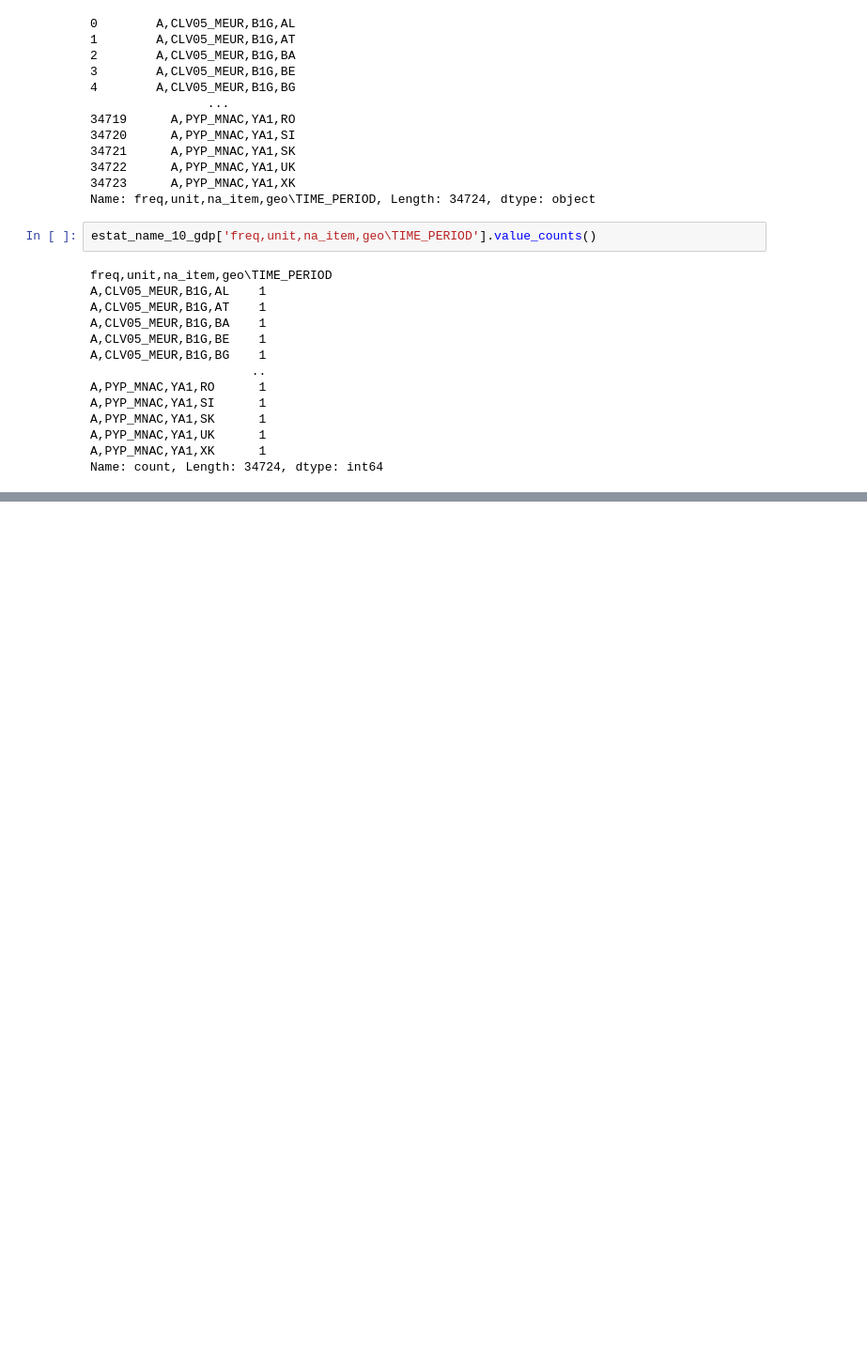
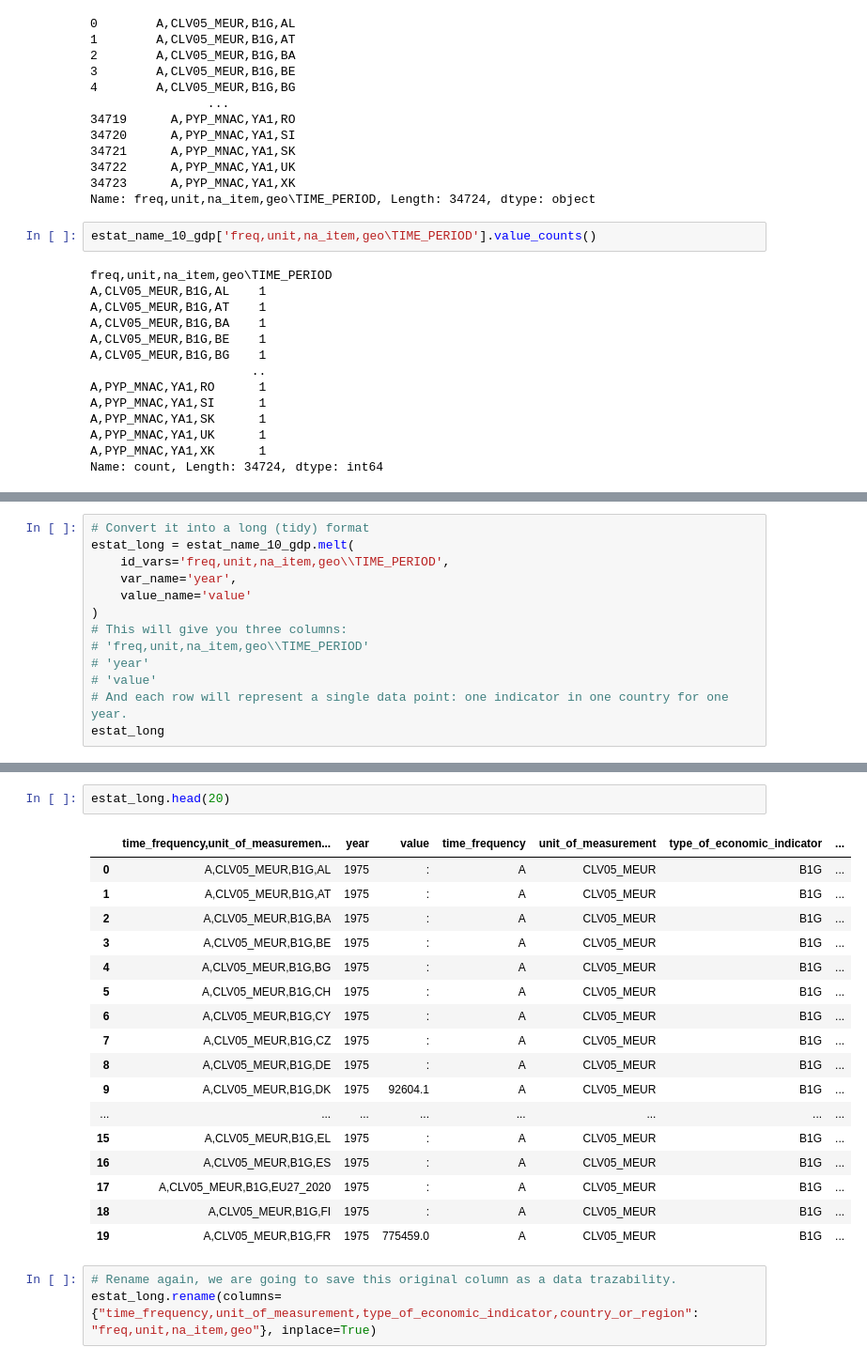
Before and after one commit to JulianPerezMoreno/Spark_data_engineer_project, a Jupyter notebook: preeliminary_data_analysis.ipynb, the cells around one changed output, grey strips where cells are left out. Shown: that part at 94% size. Drawn from its saved outputs; the diff is of its cells as text; blank space fills up the shorter version.

Commit message:
further analysis and pivote table

```diff
--- a/preeliminary_data_analysis.ipynb
+++ b/preeliminary_data_analysis.ipynb
@@ -78,0 +122,13 @@ Name: count, Length: 1942, dtype: int64
+# %%
+# Convert it into a long (tidy) format
+estat_long = estat_name_10_gdp.melt(
+    id_vars='freq,unit,na_item,geo\\TIME_PERIOD',
+    var_name='year',
+    value_name='value'
+)
+# This will give you three columns:
+# 'freq,unit,na_item,geo\\TIME_PERIOD'
+# 'year'
+# 'value'
+# And each row will represent a single data point: one indicator in one country for one year.
+estat_long
@@ -78,0 +198,23 @@ Name: count, Length: 1942, dtype: int64
+# %%
+estat_long.head(20)
+# %% [output]
+|  | time_frequency,unit_of_measuremen... | year | value | time_frequency | unit_of_measurement | type_of_economic_indicator | ... |
+| 0 | A,CLV05_MEUR,B1G,AL | 1975 | : | A | CLV05_MEUR | B1G | ... |
+| 1 | A,CLV05_MEUR,B1G,AT | 1975 | : | A | CLV05_MEUR | B1G | ... |
+| 2 | A,CLV05_MEUR,B1G,BA | 1975 | : | A | CLV05_MEUR | B1G | ... |
+| 3 | A,CLV05_MEUR,B1G,BE | 1975 | : | A | CLV05_MEUR | B1G | ... |
+| 4 | A,CLV05_MEUR,B1G,BG | 1975 | : | A | CLV05_MEUR | B1G | ... |
+| 5 | A,CLV05_MEUR,B1G,CH | 1975 | : | A | CLV05_MEUR | B1G | ... |
+| 6 | A,CLV05_MEUR,B1G,CY | 1975 | : | A | CLV05_MEUR | B1G | ... |
+| 7 | A,CLV05_MEUR,B1G,CZ | 1975 | : | A | CLV05_MEUR | B1G | ... |
+| 8 | A,CLV05_MEUR,B1G,DE | 1975 | : | A | CLV05_MEUR | B1G | ... |
+| 9 | A,CLV05_MEUR,B1G,DK | 1975 | 92604.1 | A | CLV05_MEUR | B1G | ... |
+| ... | ... | ... | ... | ... | ... | ... | ... |
+| 15 | A,CLV05_MEUR,B1G,EL | 1975 | : | A | CLV05_MEUR | B1G | ... |
+| 16 | A,CLV05_MEUR,B1G,ES | 1975 | : | A | CLV05_MEUR | B1G | ... |
+| 17 | A,CLV05_MEUR,B1G,EU27_2020 | 1975 | : | A | CLV05_MEUR | B1G | ... |
+| 18 | A,CLV05_MEUR,B1G,FI | 1975 | : | A | CLV05_MEUR | B1G | ... |
+| 19 | A,CLV05_MEUR,B1G,FR | 1975 | 775459.0 | A | CLV05_MEUR | B1G | ... |
+# %%
+# Rename again, we are going to save this original column as a data trazability.
+estat_long.rename(columns={"time_frequency,unit_of_measurement,type_of_economic_indicator,country_or_region": "freq,unit,na_item,geo"}, inplace=True)
```
Also changed, not shown: parts of 15 cells of this notebook, 5 other files.
